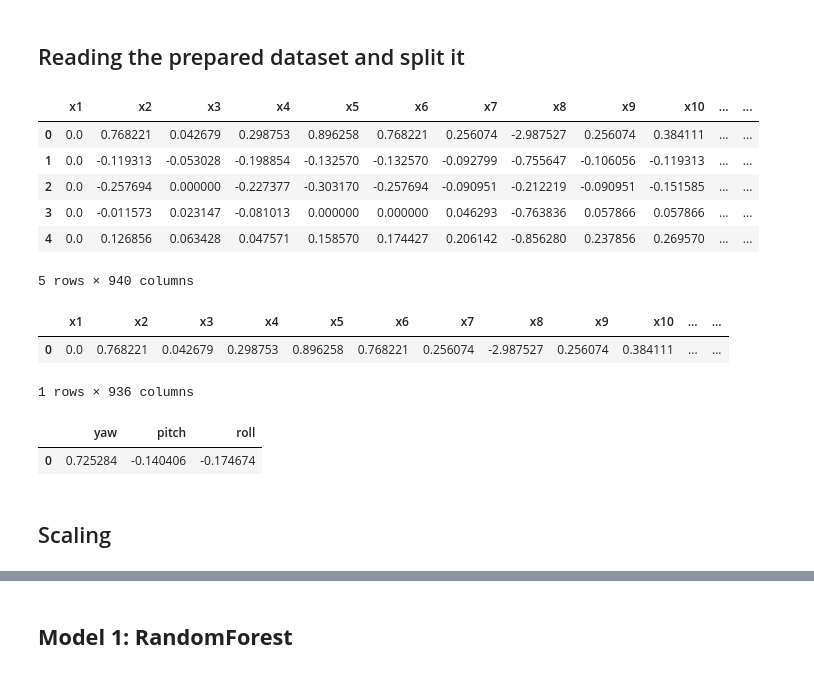
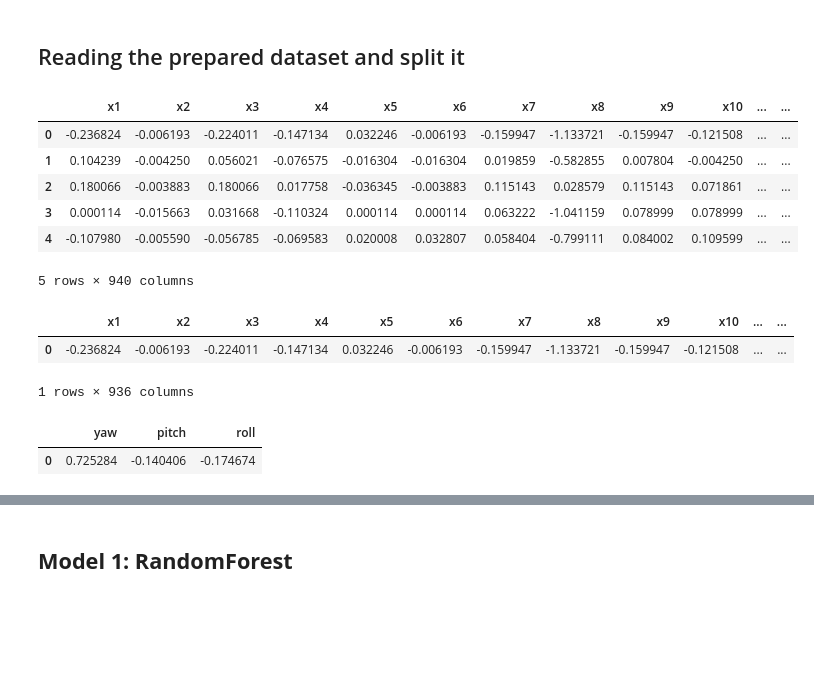
Before and after one commit to Yassmina-Abdo/realtime-head-pose-estimation, a Jupyter notebook: Notebooks/mediapipe/02_models.ipynb, the cells around one changed output, grey strips where cells are left out. Cells and saved outputs as stored; diff of their text form; code cells hidden in the pictures; blank space fills up the shorter version.

```diff
--- a/Notebooks/mediapipe/02_models.ipynb
+++ b/Notebooks/mediapipe/02_models.ipynb
@@ -24,23 +22,23 @@ from matplotlib.pyplot import figure
 # %% [markdown]
 ## Reading the prepared dataset and split it
 # %%
-path_local='../Data/media_with_angles.csv'
-path_drive='/content/drive/MyDrive/Head Pose Estimation ML Project/Dataset/Data/data468_normed_low.csv'
+path_local='../../Data/media_with_angles_low_normed.csv'
+path_drive='/content/drive/MyDrive/Head Pose Estimation ML Project/Dataset/Data/media_with_angles_low_normed.csv'
 data =pd.read_csv(path_drive)
 data.head()
 # %% [output]
 |  | x1 | x2 | x3 | x4 | x5 | x6 | x7 | x8 | x9 | x10 | ... | ... |
-| 0 | 0.0 | 0.768221 | 0.042679 | 0.298753 | 0.896258 | 0.768221 | 0.256074 | -2.987527 | 0.256074 | 0.384111 | ... | ... |
-| 1 | 0.0 | -0.119313 | -0.053028 | -0.198854 | -0.132570 | -0.132570 | -0.092799 | -0.755647 | -0.106056 | -0.119313 | ... | ... |
-| 2 | 0.0 | -0.257694 | 0.000000 | -0.227377 | -0.303170 | -0.257694 | -0.090951 | -0.212219 | -0.090951 | -0.151585 | ... | ... |
-| 3 | 0.0 | -0.011573 | 0.023147 | -0.081013 | 0.000000 | 0.000000 | 0.046293 | -0.763836 | 0.057866 | 0.057866 | ... | ... |
-| 4 | 0.0 | 0.126856 | 0.063428 | 0.047571 | 0.158570 | 0.174427 | 0.206142 | -0.856280 | 0.237856 | 0.269570 | ... | ... |
+| 0 | -0.236824 | -0.006193 | -0.224011 | -0.147134 | 0.032246 | -0.006193 | -0.159947 | -1.133721 | -0.159947 | -0.121508 | ... | ... |
+| 1 | 0.104239 | -0.004250 | 0.056021 | -0.076575 | -0.016304 | -0.016304 | 0.019859 | -0.582855 | 0.007804 | -0.004250 | ... | ... |
+| 2 | 0.180066 | -0.003883 | 0.180066 | 0.017758 | -0.036345 | -0.003883 | 0.115143 | 0.028579 | 0.115143 | 0.071861 | ... | ... |
+| 3 | 0.000114 | -0.015663 | 0.031668 | -0.110324 | 0.000114 | 0.000114 | 0.063222 | -1.041159 | 0.078999 | 0.078999 | ... | ... |
+| 4 | -0.107980 | -0.005590 | -0.056785 | -0.069583 | 0.020008 | 0.032807 | 0.058404 | -0.799111 | 0.084002 | 0.109599 | ... | ... |
 5 rows × 940 columns
 # %%
 X = data.iloc[:,:-4]
 X.head(1)
 # %% [output]
 |  | x1 | x2 | x3 | x4 | x5 | x6 | x7 | x8 | x9 | x10 | ... | ... |
-| 0 | 0.0 | 0.768221 | 0.042679 | 0.298753 | 0.896258 | 0.768221 | 0.256074 | -2.987527 | 0.256074 | 0.384111 | ... | ... |
+| 0 | -0.236824 | -0.006193 | -0.224011 | -0.147134 | 0.032246 | -0.006193 | -0.159947 | -1.133721 | -0.159947 | -0.121508 | ... | ... |
 1 rows × 936 columns
 # %%
@@ -49,5 +47,3 @@ y.head(1)
 # %% [output]
 |  | yaw | pitch | roll |
 | 0 | 0.725284 | -0.140406 | -0.174674 |
-# %% [markdown]
-## Scaling
```
Also changed, not shown: parts of 26 cells of this notebook, 8 other files.
